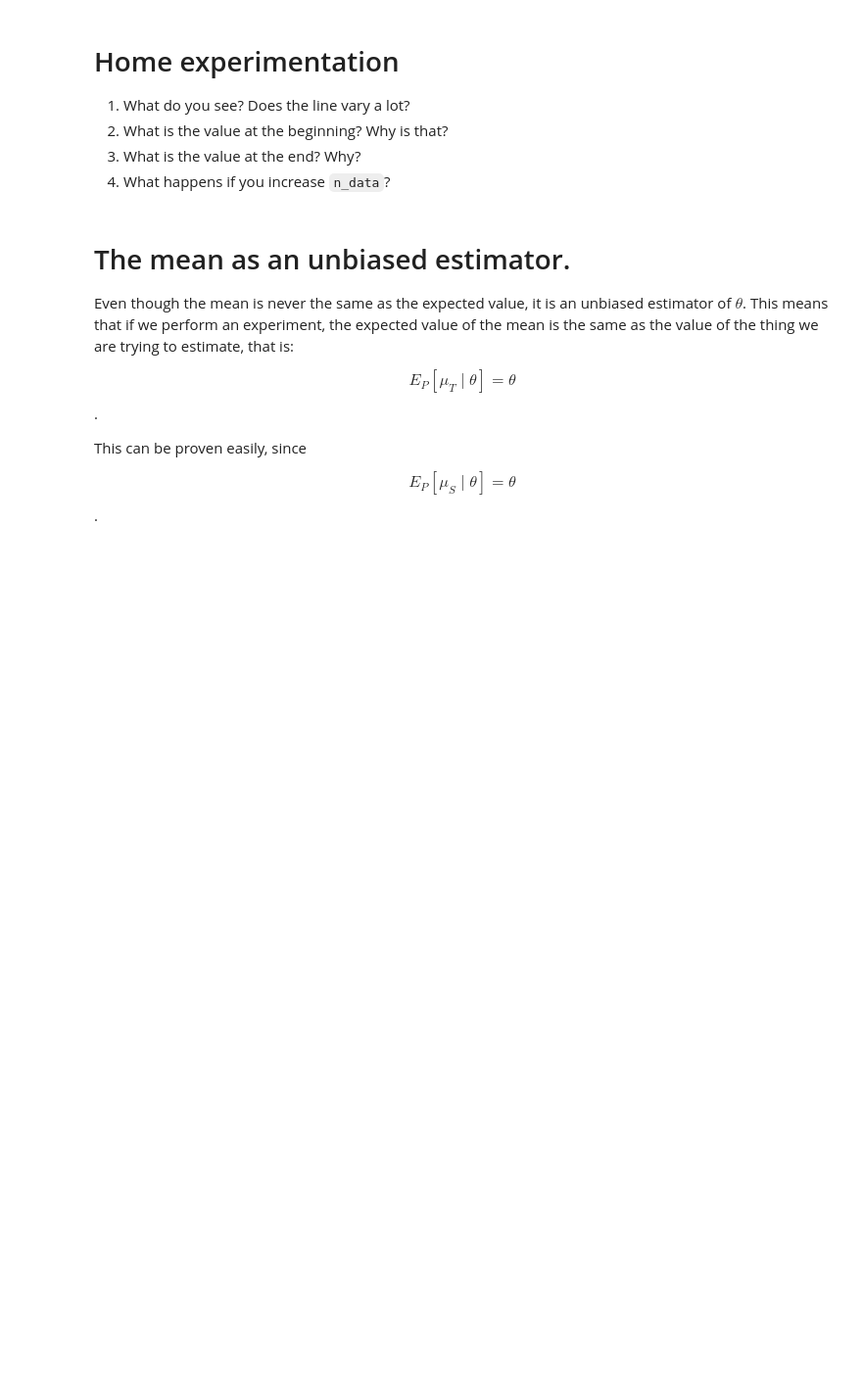
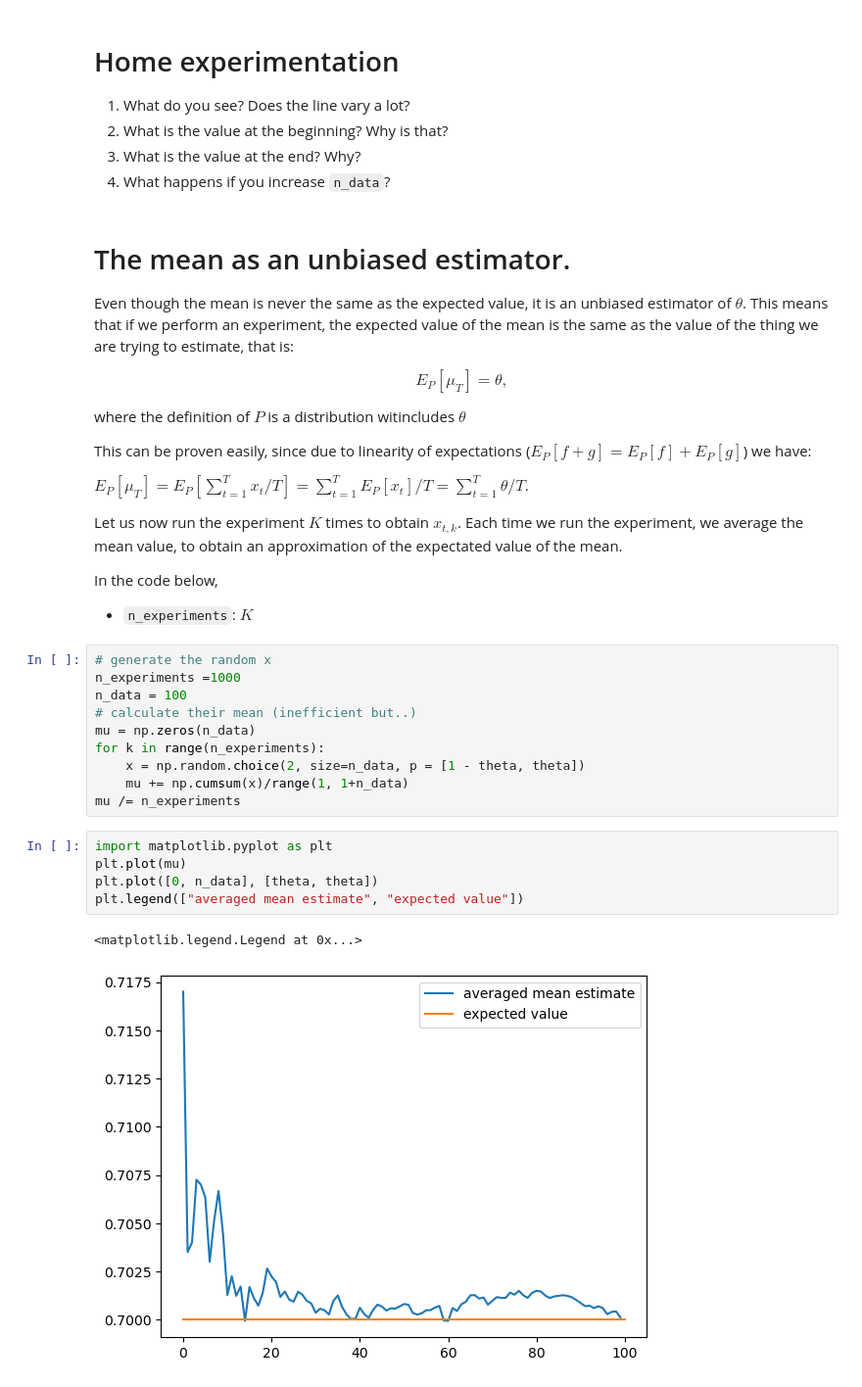
Before and after one commit to olethrosdc/machine-learning-neuch, a Jupyter notebook: MSc/src/demos/Estimation/UnbiasedEstimator.ipynb, the cells around one changed output. Shown at 98% size. Saved outputs shown, nothing was run; the diff lists cells and outputs as text; blank space fills up the shorter version.

```diff
--- a/MSc/src/demos/Estimation/UnbiasedEstimator.ipynb
+++ b/MSc/src/demos/Estimation/UnbiasedEstimator.ipynb
@@ -49,8 +49,33 @@ plt.legend(["mean estimate", "expected value"])
 
 Even though the mean is never the same as the expected value, it is an unbiased estimator of $\theta$. This means that if we perform an experiment, the expected value of the mean is the same as the value of the thing we are trying to estimate, that is:
 
-$$E_P[\mu_T \mid \theta] = \theta$$.
+$$E_P[\mu_T] = \theta,$$
 
-This can be proven easily, since
+where the definition of $P$ is a distribution witincludes $\theta$
 
-$$E_P[\mu_S \mid \theta] = \theta$$.
+This can be proven easily, since due to linearity of expectations ($E_P[f + g] = E_P[f] + E_P[g]$) we have:
+
+$E_P[\mu_T] = E_P[\sum_{t=1}^T x_t/T] = \sum_{t=1}^T E_P[x_t]/T =  \sum_{t=1}^T \theta / T$.
+
+Let us now run the experiment $K$ times to obtain $x_{t,k}$. Each time we run the experiment, we average the mean value, to obtain an approximation of the expectated value of the mean.
+
+In the code below,
+- `n_experiments`: $K$
+# %%
+# generate the random x
+n_experiments =1000
+n_data = 100
+# calculate their mean (inefficient but..)
+mu = np.zeros(n_data)
+for k in range(n_experiments):
+    x = np.random.choice(2, size=n_data, p = [1 - theta, theta])
+    mu += np.cumsum(x)/range(1, 1+n_data)
+mu /= n_experiments
+# %%
+import matplotlib.pyplot as plt
+plt.plot(mu)
+plt.plot([0, n_data], [theta, theta])
+plt.legend(["averaged mean estimate", "expected value"])
+# %% [output]
+<matplotlib.legend.Legend at 0x...>
+[figure, added]
```
Also changed, not shown: parts of 5 cells of this notebook.
